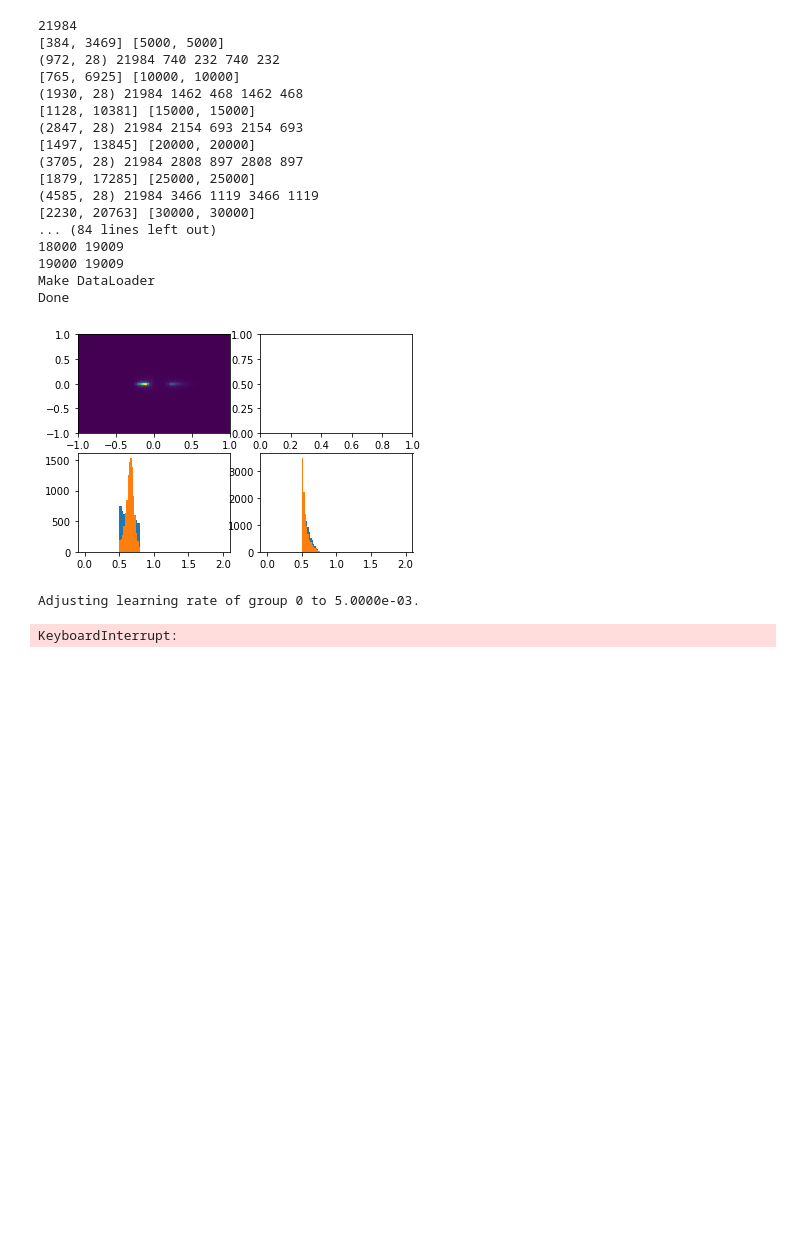
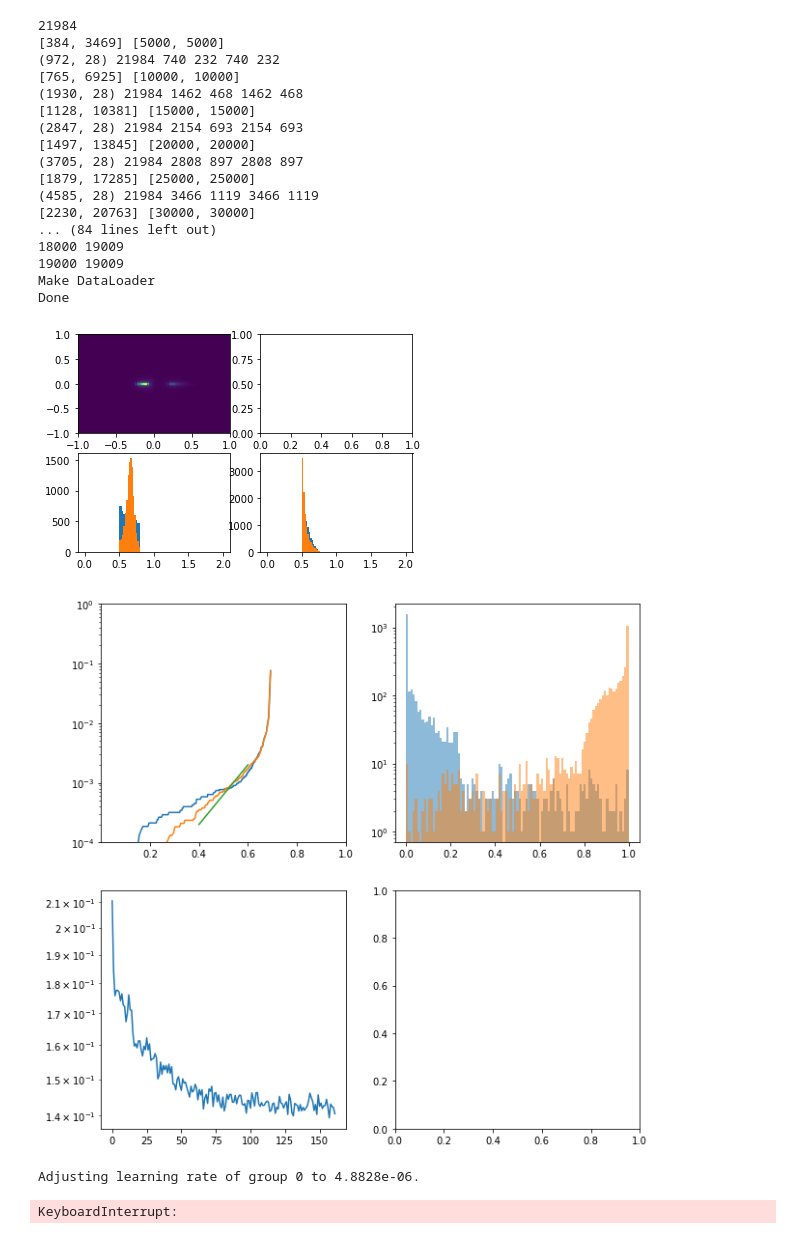
Before and after one commit to knash/Educational, a Jupyter notebook: ML/Geometric/pytgeotestbasic.ipynb, the cells around one changed output. Saved outputs shown, nothing was run; the diff lists cells and outputs as text; code cells hidden in the pictures; blank space fills up the shorter version.

```diff
--- a/ML/Geometric/pytgeotestbasic.ipynb
+++ b/ML/Geometric/pytgeotestbasic.ipynb
@@ -446,7 +446,7 @@ criterion = F.nll_loss
 
 lrshed=torch.optim.lr_scheduler.StepLR(optimizer, 15, gamma=0.5, last_epoch=-1, verbose=True)
 
-nep=1000
+nep=2000
 allloss=[]
 allacc=[]
 
@@ -547,32 +547,33 @@ for ep in range(nep):
 
 
 
     clear_output(wait=True)
     fig, axs = plt.subplots(2,2)
     fig.set_figheight(10)
     fig.set_figwidth(10)
     axs[0][0].plot(sigeff[0],bkgeff[0])
     axs[0][0].plot(sigeff[1],bkgeff[1])
     axs[0][0].plot([0.6,0.4],[0.002,0.0002])
     axs[0][0].plot([0.6],[0.01])
     axs[0][0].set_xlim([0.0001, 1])
     axs[0][0].set_ylim([0.0001, 1])
     axs[0][0].set_yscale("log")
 
     axs[0][1].hist(bkgs[0], bins, alpha=0.5, label='x')
     axs[0][1].hist(sigs[0], bins, alpha=0.5, label='y')
     axs[0][1].set_yscale("log")
 
     axs[1][0].plot(np.array(allloss))
     axs[1][0].set_yscale("log")
    #axs[1][1].plot(np.array(allacc))
 
     #print (sigeff)
     #print (bkgeff)
 
 
     plt.pause(0.0001)
     lrshed.step()
 # %% [output]
+[figure, added]
-Adjusting learning rate of group 0 to 5.0000e-03.
+Adjusting learning rate of group 0 to 4.8828e-06.
 KeyboardInterrupt:
```
Also changed, not shown: 1 other file.
